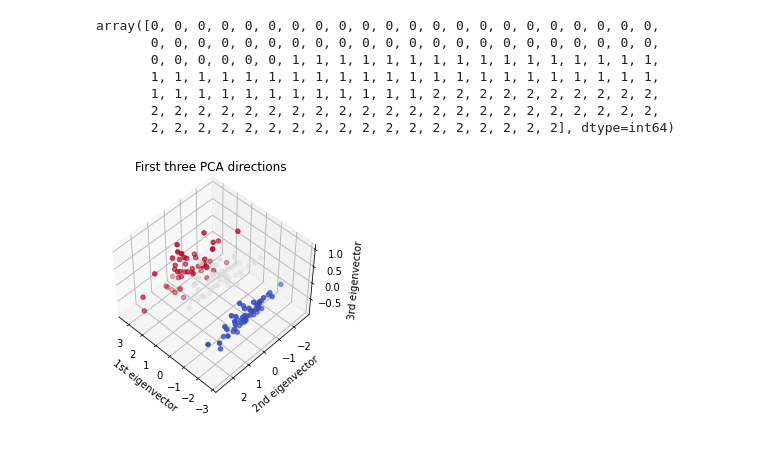
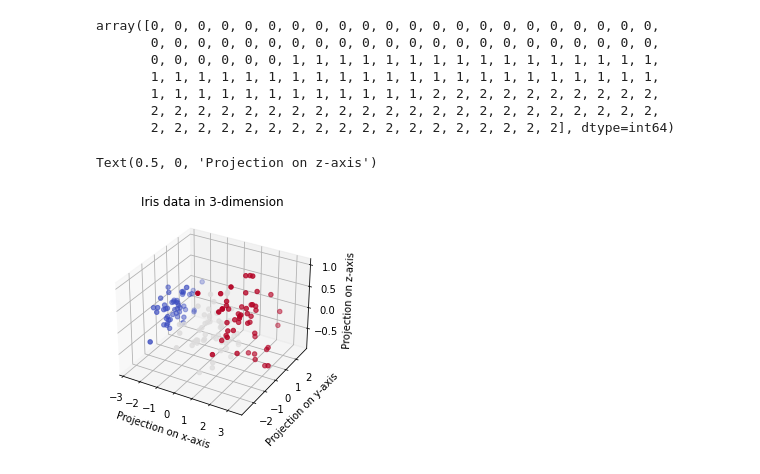
Before and after one commit to divsinha99/Ineuron-Assignments, a Jupyter notebook: Assignment_DataVisualization.ipynb, the cells around one changed output. Saved outputs shown, nothing was run; the diff lists cells and outputs as text; code cells hidden in the pictures.

```diff
--- a/Assignment_DataVisualization.ipynb
+++ b/Assignment_DataVisualization.ipynb
@@ -46,26 +46,17 @@ iris_x = std_scaler.fit_transform(iris_x)
 from sklearn.decomposition import PCA
 pca = PCA(n_components=3)
 iris_x = pca.fit_transform(iris_x)
-# %%
-from mpl_toolkits.mplot3d import Axes3D
-fig = plt.figure(1, figsize=(4, 3))
-plt.clf()
-ax = Axes3D(fig, rect=[0, 0, .95, 1], elev=48, azim=134)
-plt.cla()
-ax.scatter(iris_x[:, 0], iris_x[:, 1], iris_x[:, 2], c=iris_y,
-           cmap=plt.cm.coolwarm)
-
-ax.set_title("First three PCA directions")
-ax.set_xlabel("1st eigenvector")
-# ax.w_xaxis.set_ticklabels([])
-
-ax.set_ylabel("2nd eigenvector")
-# ax.w_yaxis.set_ticklabels([])
-
-
-ax.set_zlabel("3rd eigenvector")
-# ax.w_zaxis.set_ticklabels([])
-
-plt.show()
-# %% [output]
-[figure, removed]
+# %%
+ax = plt.axes(projection='3d')
+# Data for a three-dimensional line
+zdata = iris_x[:, 2]
+xdata = iris_x[:, 0]
+ydata = iris_x[:, 1]
+ax.scatter3D(xdata, ydata, zdata, c=iris_y, cmap=plt.cm.coolwarm)
+ax.set_title('Iris data in 3-dimension')
+ax.set_xlabel("Projection on x-axis")
+ax.set_ylabel("Projection on y-axis")
+ax.set_zlabel("Projection on z-axis")
+# %% [output]
+Text(0.5, 0, 'Projection on z-axis')
+[figure, added]
```
